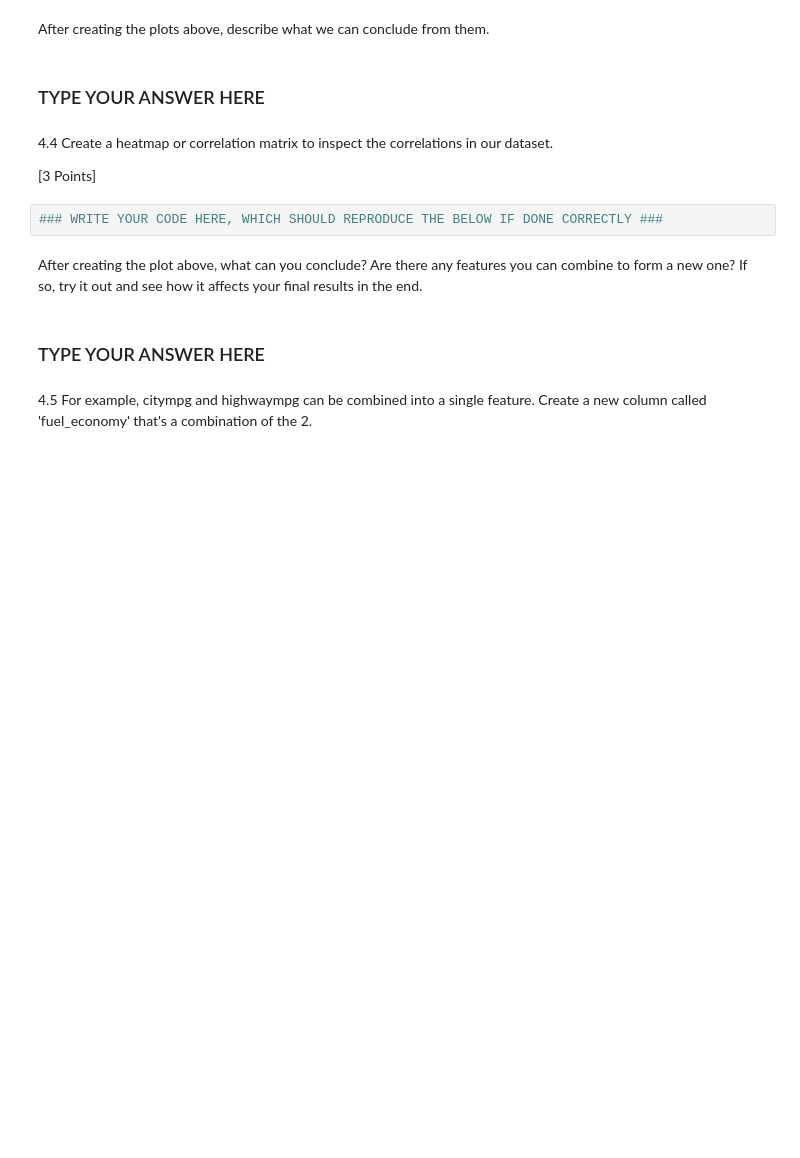
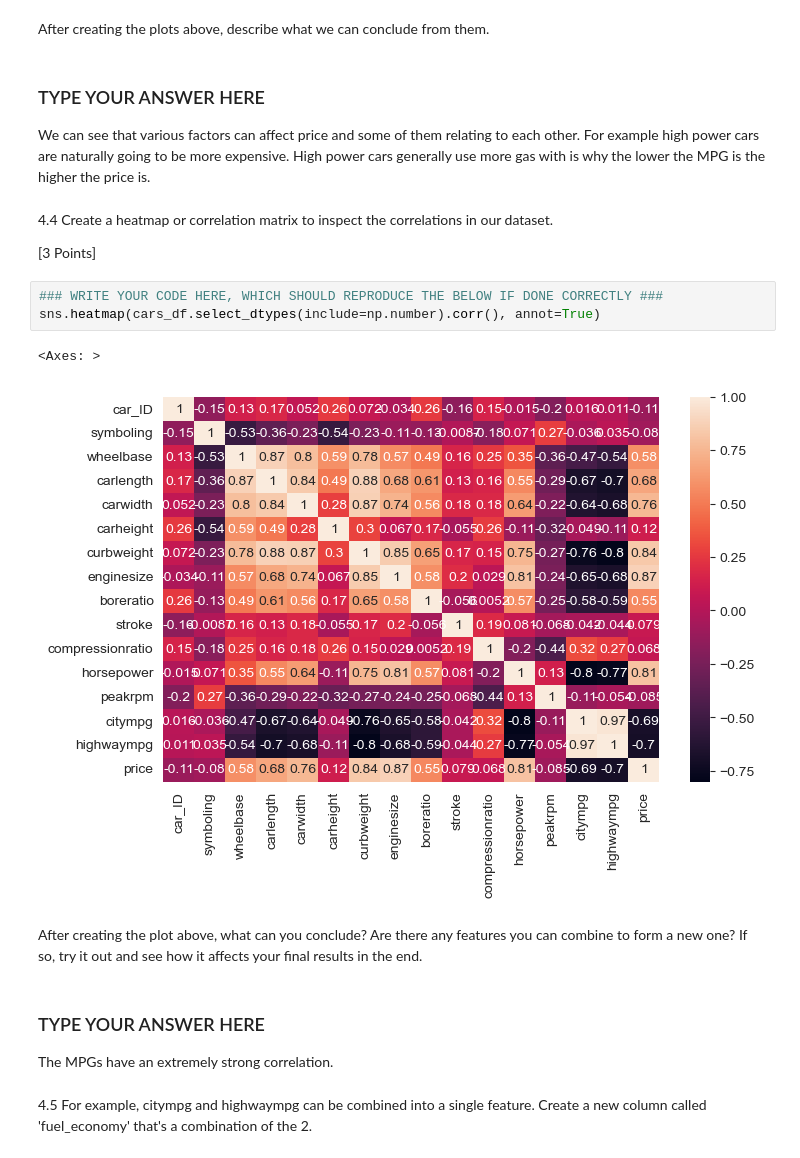
Before and after one commit to MehrabAzan/hw1_S25, a Jupyter notebook: hw1.ipynb, the cells around one changed output. Saved outputs shown, nothing was run; the diff lists cells and outputs as text; blank space fills up the shorter version.

```diff
--- a/hw1.ipynb
+++ b/hw1.ipynb
@@ -631,16 +738,22 @@ Create the following plots
 After creating the plots above, describe what we can conclude from them.
 # %% [markdown]
 ### TYPE YOUR ANSWER HERE
+We can see that various factors can affect price and some of them relating to each other. For example high power cars are naturally going to be more expensive. High power cars generally use more gas with is why the lower the MPG is the higher the price is.
 # %% [markdown]
 4.4 Create a heatmap or correlation matrix to inspect the correlations in our dataset.
 
 [3 Points]
 # %%
 ### WRITE YOUR CODE HERE, WHICH SHOULD REPRODUCE THE BELOW IF DONE CORRECTLY ###
+sns.heatmap(cars_df.select_dtypes(include=np.number).corr(), annot=True)
+# %% [output]
+<Axes: >
+[figure, added]
 # %% [markdown]
 After creating the plot above, what can you conclude? Are there any features you can combine to form a new one? If so, try it out and see how it affects your final results in the end.
 # %% [markdown]
 ### TYPE YOUR ANSWER HERE
+The MPGs have an extremely strong correlation.
 # %% [markdown]
 4.5 For example, citympg and highwaympg can be combined into a single feature. Create a new column called 'fuel_economy' that's a combination of the 2.
 # %%
```
Also changed, not shown: parts of 8 cells of this notebook.
